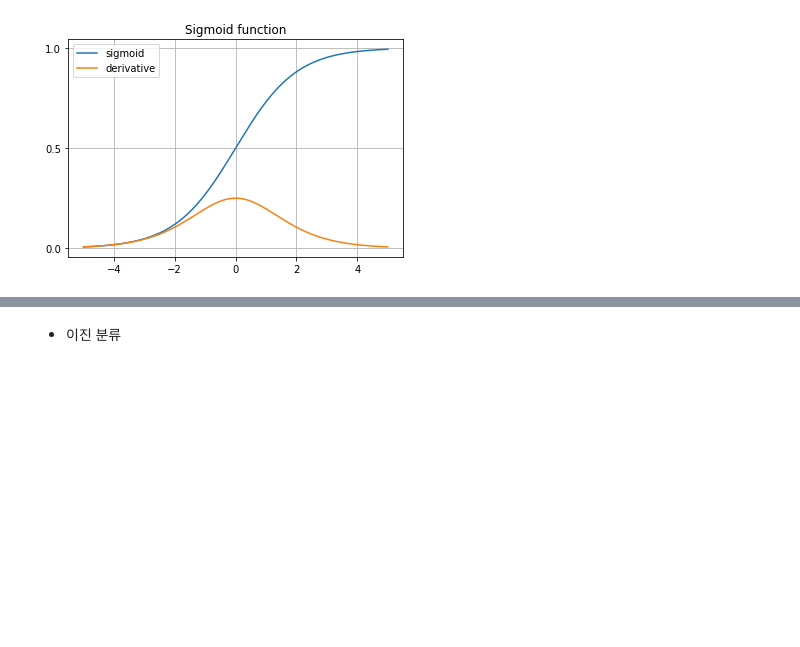
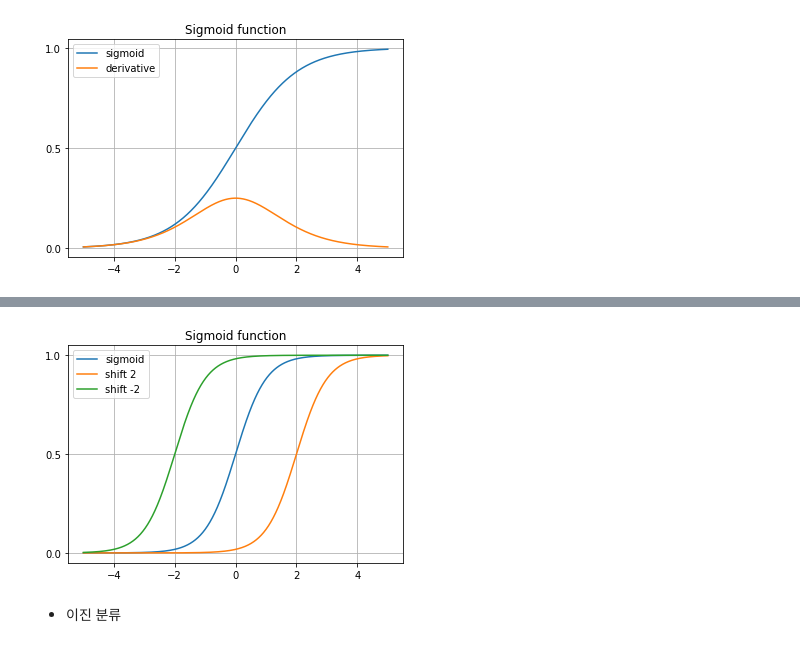
Before and after one commit to 1unasy/MachineLearning-2021-12, a Jupyter notebook: 04.회귀/03.로지스틱회귀.ipynb, the cells around one changed output, grey strips where cells are left out. Cells and saved outputs as stored; diff of their text form; code cells hidden in the pictures; blank space fills up the shorter version.

```diff
--- a/04.회귀/03.로지스틱회귀.ipynb
+++ b/04.회귀/03.로지스틱회귀.ipynb
@@ -24,3 +42,18 @@ plt.show()
+# %%
+xs = np.linspace(-5, 5, 1001)       # -5 ~ 5까지 1000등분
+ys = sigmoid(xs, a=2)
+y_shift2 = sigmoid(xs, a=2, b=2) # b ; x 축 평행 이동
+y_minus2 = sigmoid(xs, a=2, b=-2)
+plt.plot(xs, ys, label='sigmoid')
+plt.plot(xs, y_shift2, label='shift 2') # sigmoid 함수의 미분값
+plt.plot(xs, y_minus2, label='shift -2')
+plt.title('Sigmoid function')
+plt.yticks([0, 0.5, 1])
+plt.grid()
+plt.legend()
+plt.show()
+# %% [output]
+[figure, added]
 # %% [markdown]
 - 이진 분류
 # %%
```
Also changed, not shown: parts of 2 cells of this notebook.
